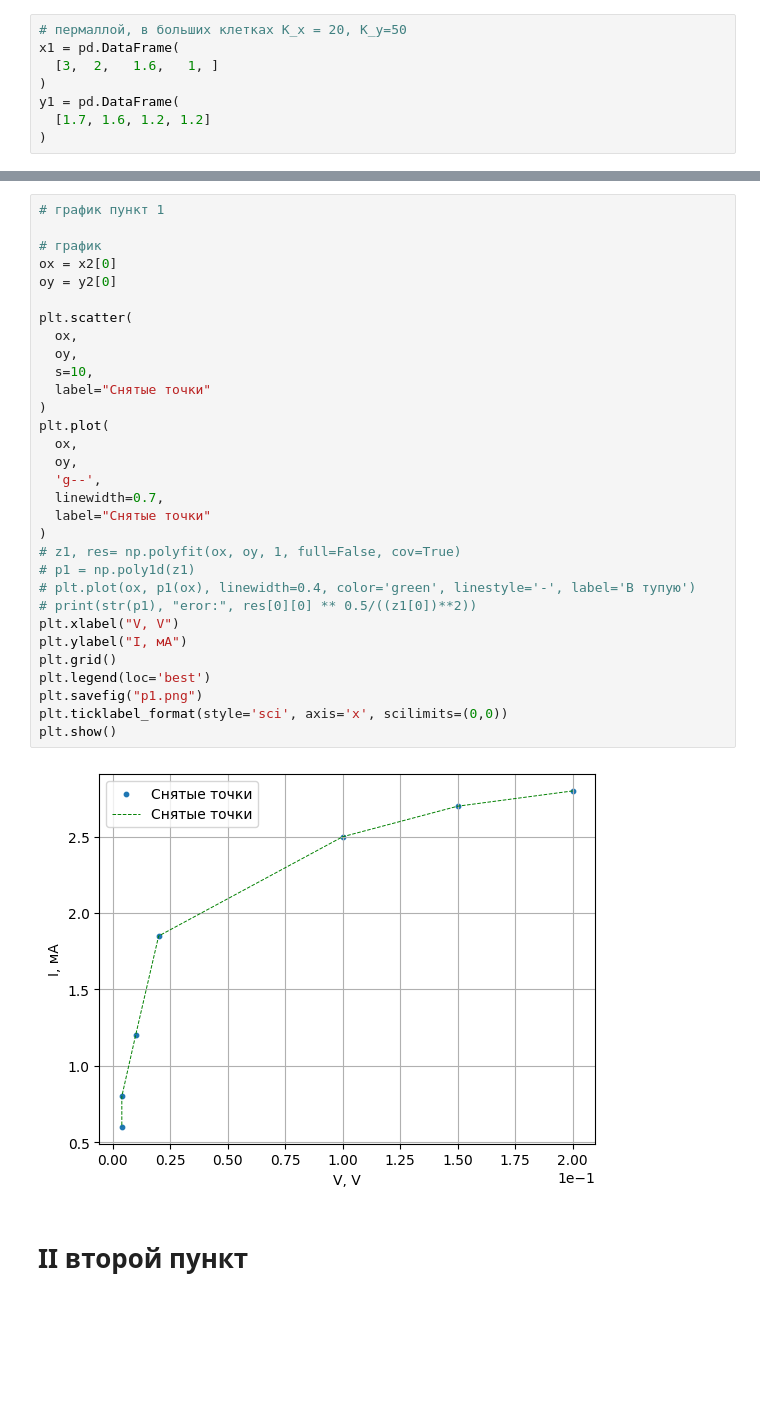
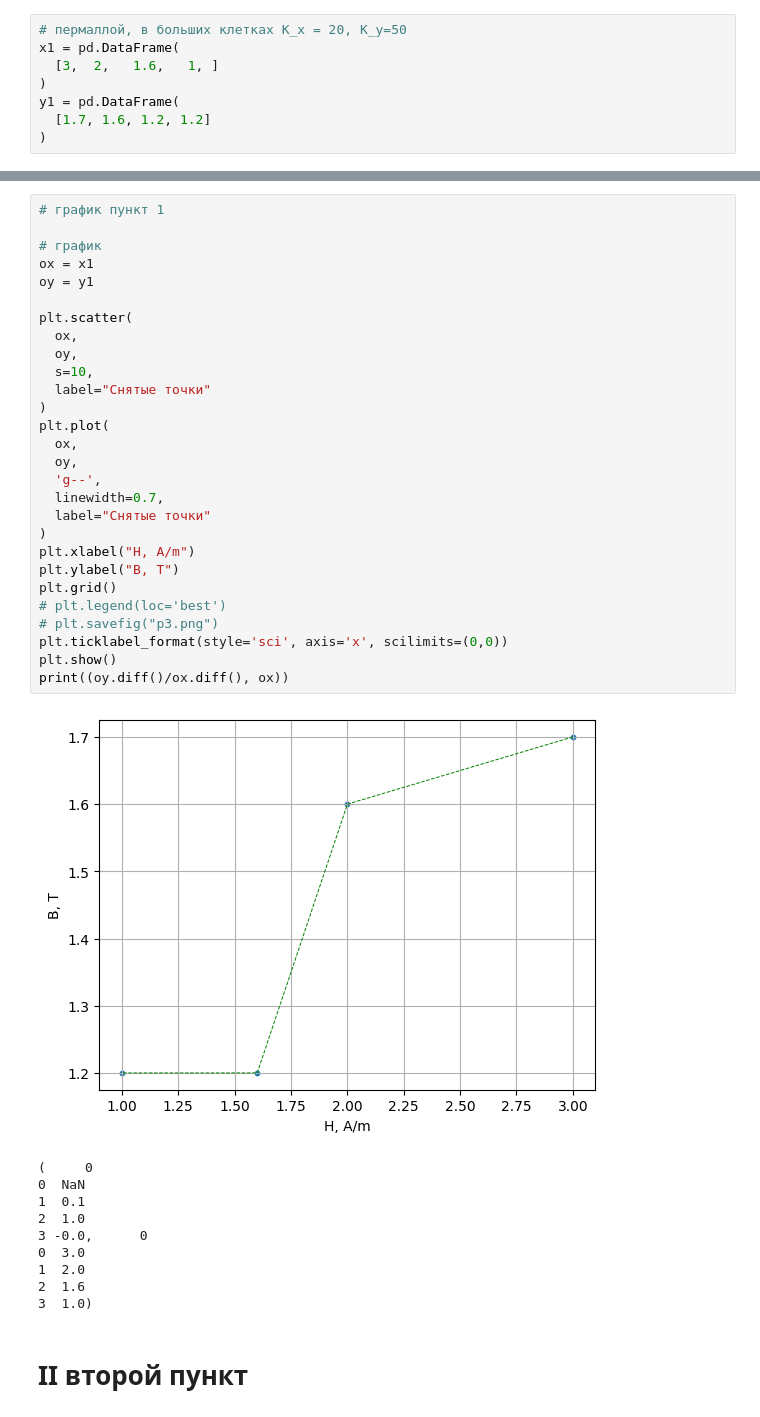
Before and after one commit to ILoveAlgorythms/labs, a Jupyter notebook: 3.4.5/data.ipynb, the cells around one changed output, grey strips where cells are left out. Drawn from its saved outputs; the diff is of its cells as text; blank space fills up the shorter version.

```diff
--- a/3.4.5/data.ipynb
+++ b/3.4.5/data.ipynb
@@ -67,36 +77,42 @@ y3 = [2.5, 3.0, 2.6, 1.8, 1.5, 1.0, 0.95, 0.3]
 # %%
 # график пункт 1
 
 # график
-ox = x2[0]
-oy = y2[0]
+ox = x1
+oy = y1
 
 plt.scatter(
   ox,
   oy,
   s=10,
   label="Снятые точки"
 )
 plt.plot(
   ox,
   oy,
   'g--',
   linewidth=0.7,
   label="Снятые точки"
 )
-# z1, res= np.polyfit(ox, oy, 1, full=False, cov=True)
-# p1 = np.poly1d(z1)
-# plt.plot(ox, p1(ox), linewidth=0.4, color='green', linestyle='-', label='В тупую')
-# print(str(p1), "eror:", res[0][0] ** 0.5/((z1[0])**2))
-plt.xlabel("V, V")
-plt.ylabel("I, мА")
+plt.xlabel("H, A/m")
+plt.ylabel("B, T")
 plt.grid()
-plt.legend(loc='best')
-plt.savefig("p1.png")
+# plt.legend(loc='best')
+# plt.savefig("p3.png")
 plt.ticklabel_format(style='sci', axis='x', scilimits=(0,0))
 plt.show()
+print((oy.diff()/ox.diff(), ox))
 # %% [output]
-[figure, old version]
+[figure, new version]
+(     0
+0  NaN
+1  0.1
+2  1.0
+3 -0.0,      0
+0  3.0
+1  2.0
+2  1.6
+3  1.0)
 # %% [markdown]
 # II второй пункт
 # %%
```
Also changed, not shown: parts of 5 cells of this notebook, 11 other files.
